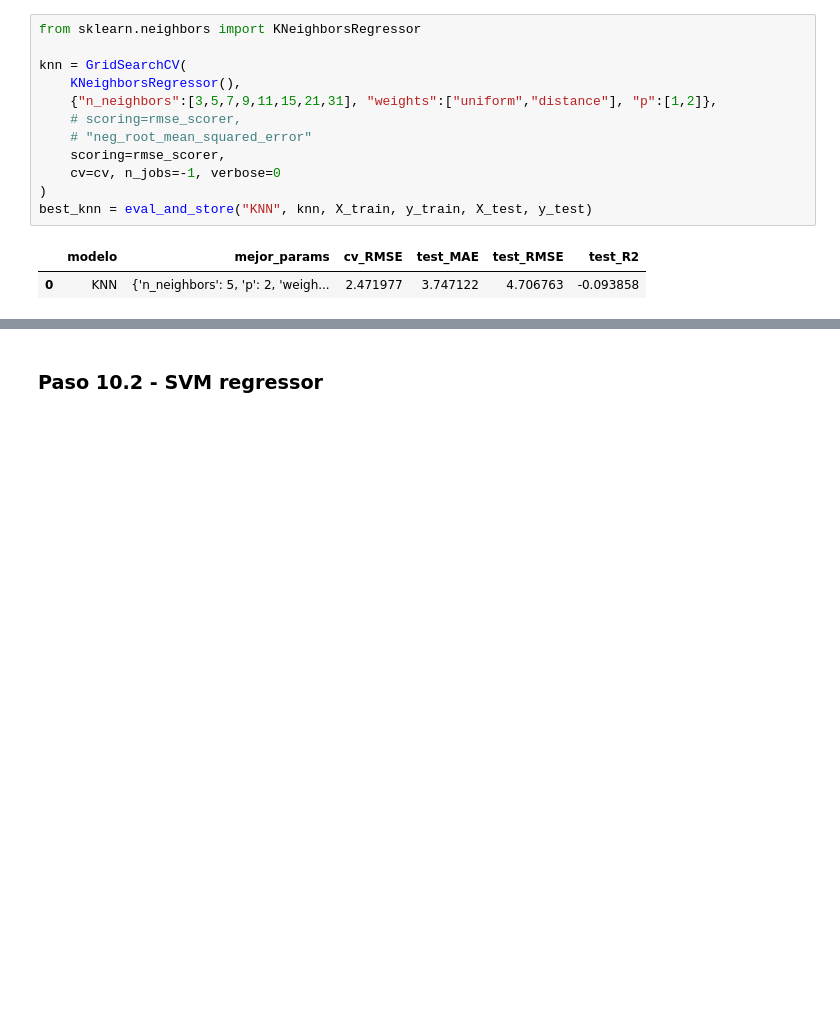
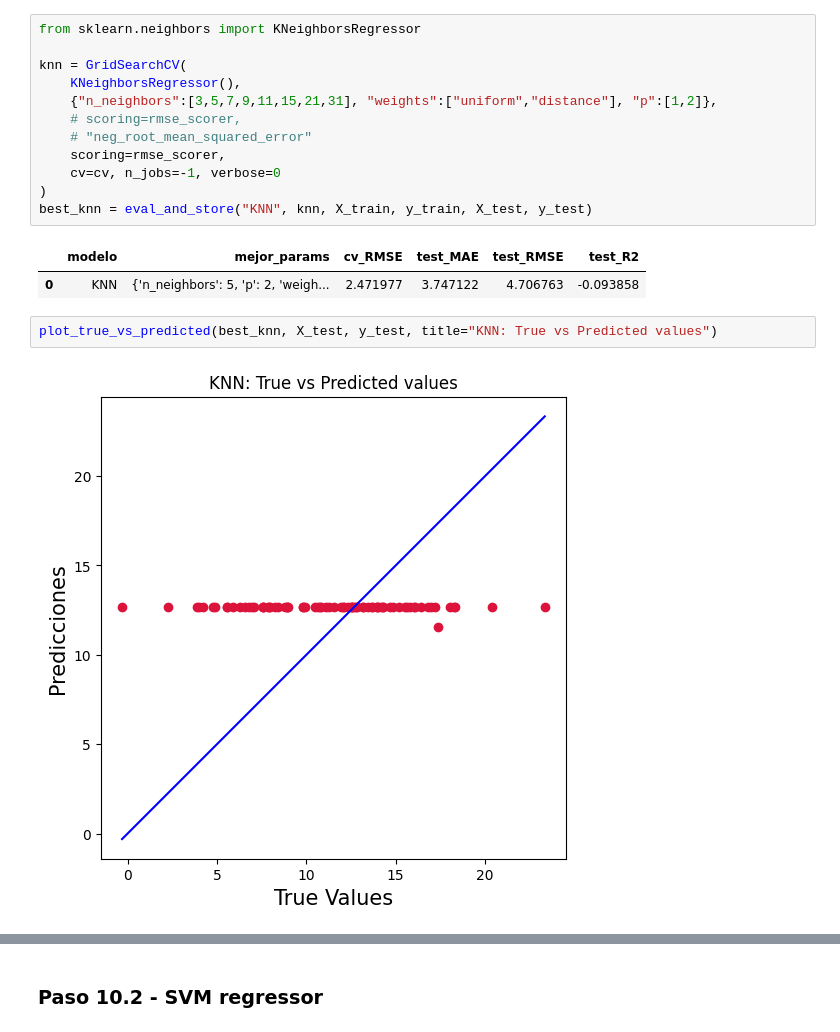
Before and after one commit to gasper-az/aprMaqI_CEIA, a Jupyter notebook: trabajo_practico/ResolucionTrabajoPractico.ipynb, the cells around one changed output, grey strips where cells are left out. Drawn from its saved outputs; the diff is of its cells as text; blank space fills up the shorter version.

```diff
--- a/trabajo_practico/ResolucionTrabajoPractico.ipynb
+++ b/trabajo_practico/ResolucionTrabajoPractico.ipynb
@@ -1303,3 +1320,7 @@ best_knn = eval_and_store("KNN", knn, X_train, y_train, X_test, y_test)
 # %% [output]
 |  | modelo | mejor_params | cv_RMSE | test_MAE | test_RMSE | test_R2 |
 | 0 | KNN | {'n_neighbors': 5, 'p': 2, 'weigh... | 2.471977 | 3.747122 | 4.706763 | -0.093858 |
+# %%
+plot_true_vs_predicted(best_knn, X_test, y_test, title="KNN: True vs Predicted values")
+# %% [output]
+[figure, added]
```
Also changed, not shown: parts of 14 cells of this notebook.
